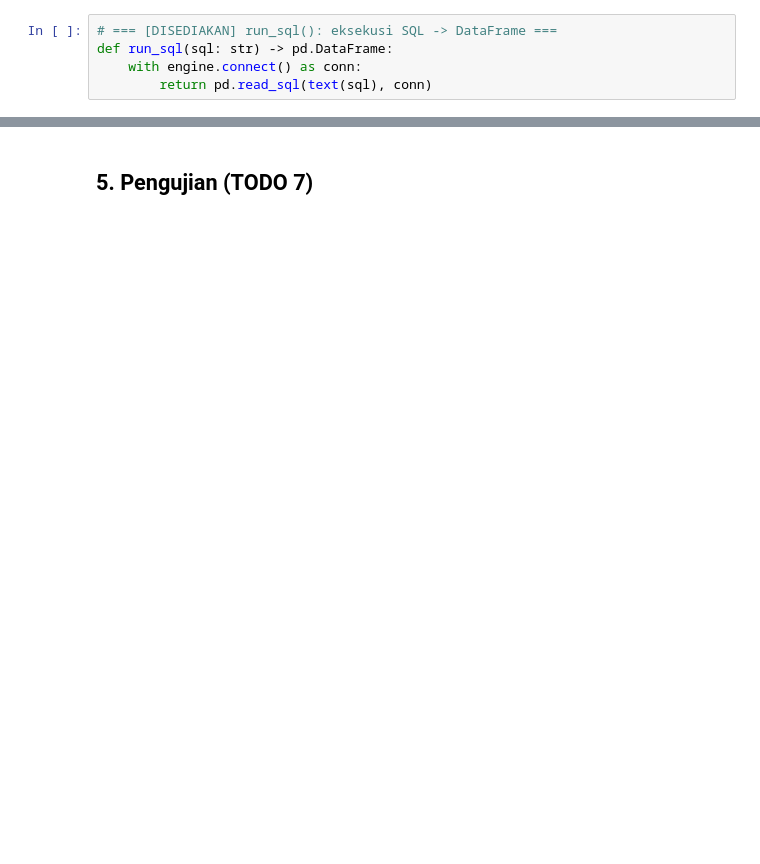
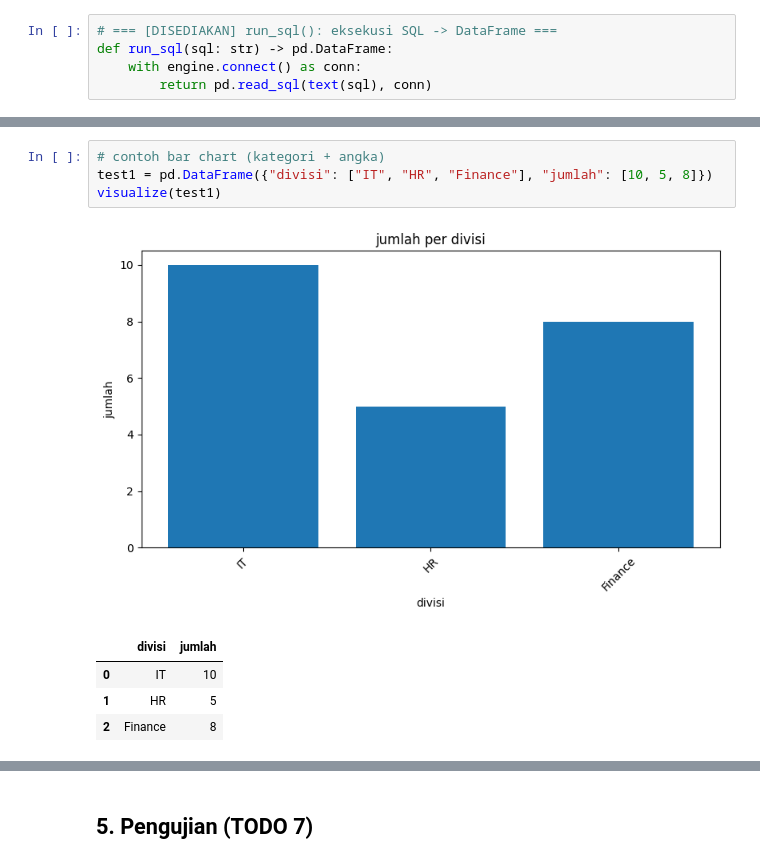
Before and after one commit to wijooyoo/conversational-analytics-chatbot, a Jupyter notebook: Wijoyo_MiniProject_UseCase_A_human_capital.ipynb, the cells around one changed output, grey strips where cells are left out. Drawn from its saved outputs; the diff is of its cells as text; blank space fills up the shorter version.

```diff
--- a/Wijoyo_MiniProject_UseCase_A_human_capital.ipynb
+++ b/Wijoyo_MiniProject_UseCase_A_human_capital.ipynb
@@ -222,0 +380,10 @@ def visualize(df: pd.DataFrame):
+# %%
+# contoh bar chart (kategori + angka)
+test1 = pd.DataFrame({"divisi": ["IT", "HR", "Finance"], "jumlah": [10, 5, 8]})
+visualize(test1)
+# %% [output]
+[figure, added]
+|  | divisi | jumlah |
+| 0 | IT | 10 |
+| 1 | HR | 5 |
+| 2 | Finance | 8 |
```
Also changed, not shown: parts of 15 cells of this notebook.
